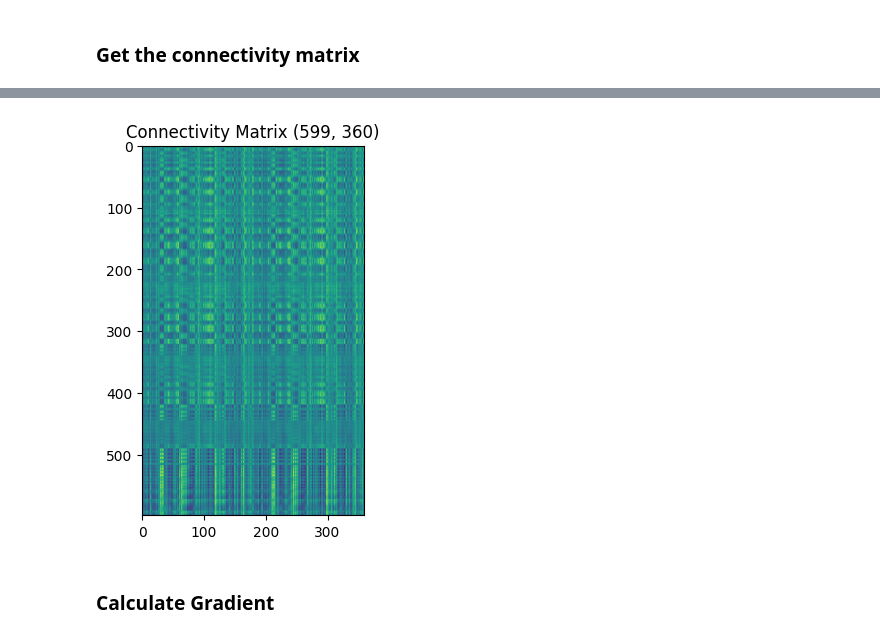
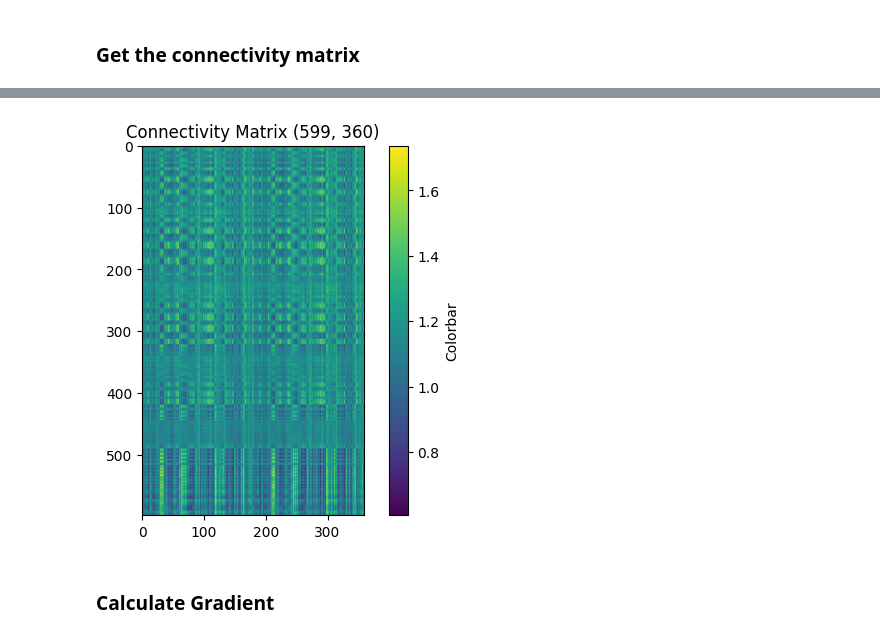
Before and after one commit to sudesnac/HumanBF-Connectivity, a Jupyter notebook: notebook/Func_gradients.ipynb, the cells around one changed output, grey strips where cells are left out. Drawn from its saved outputs; the diff is of its cells as text; code cells hidden in the pictures.

```diff
--- a/notebook/Func_gradients.ipynb
+++ b/notebook/Func_gradients.ipynb
@@ -55,11 +70,13 @@ corr_avgFC = corr_avg[:,:-19]
 # %%
 # Plot this matrix.
 f, ax = plt.subplots(1,1,dpi=100)
-ax.imshow(corr_avgFC)
+im = ax.imshow(corr_avgFC)
 ax.set_title('Connectivity Matrix {}'.format(corr_avgFC.shape))
+cbar = plt.colorbar(im)
+cbar.set_label("Colorbar")
 plt.show()
 # %% [output]
-[figure, old version]
+[figure, new version]
 # %%
 pd.DataFrame(corr_avgFC).to_csv(results_path + f'Func_corr-avgFC.csv', index=False)
 # %% [markdown]
```
Also changed, not shown: parts of 6 cells of this notebook, 57 other files.
